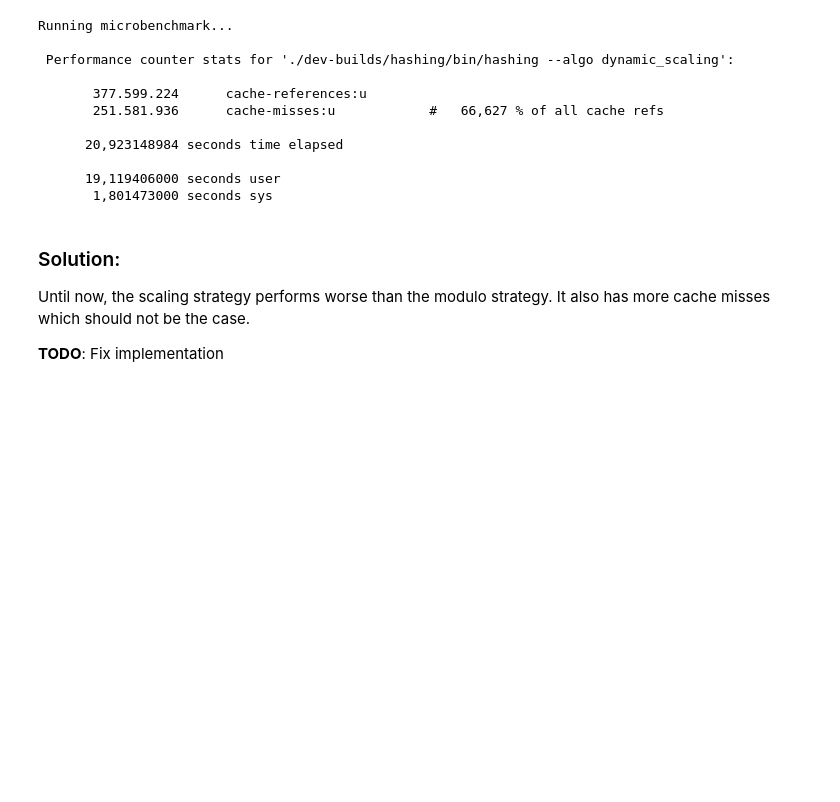
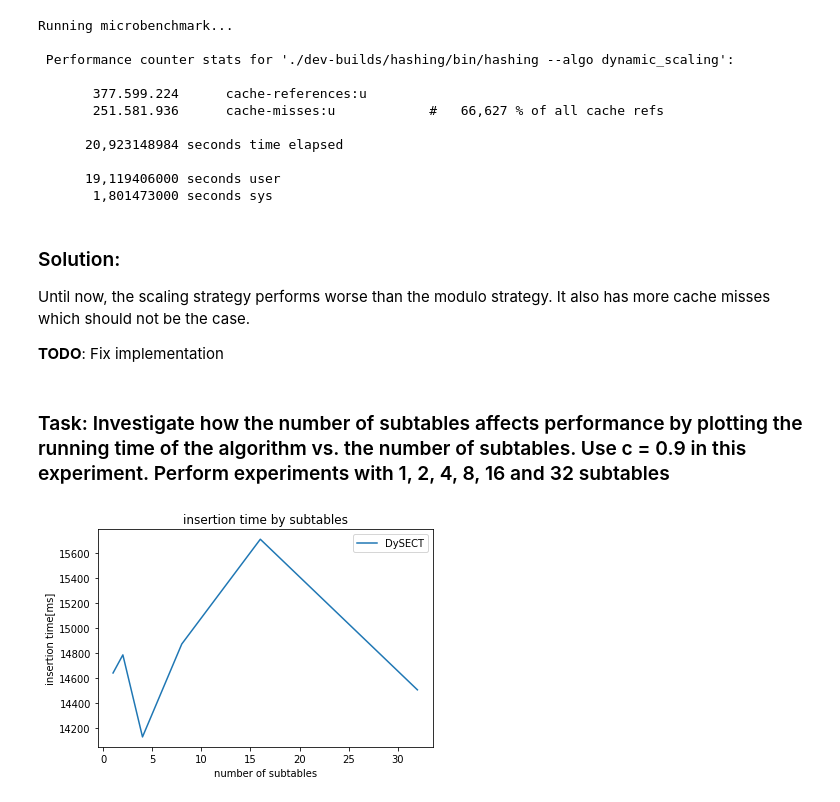
Before and after one commit to ramanujan12/exp_algo, a Jupyter notebook: ex2-hash-dynamic/evaluation.ipynb, the cells around one changed output. Saved outputs shown, nothing was run; the diff lists cells and outputs as text; code cells hidden in the pictures; blank space fills up the shorter version.

```diff
--- a/ex2-hash-dynamic/evaluation.ipynb
+++ b/ex2-hash-dynamic/evaluation.ipynb
@@ -84,3 +107,14 @@ Running microbenchmark...
 Until now, the scaling strategy performs worse than the modulo strategy. It also has more cache misses which should not be the case.
 
 **TODO**: Fix implementation
+# %% [markdown]
+### Task: Investigate how the number of subtables affects performance by plotting the running time of the algorithm vs. the number of subtables. Use c = 0.9 in this experiment. Perform experiments with 1, 2, 4, 8, 16 and 32 subtables
+# %%
+plt.plot(vec('dysect', 'subtables'), vec('dysect', 'time'), label = 'DySECT')
+plt.title('insertion time by subtables')
+plt.xlabel("number of subtables")
+plt.ylabel('insertion time[ms]')
+plt.legend()
+plt.show()
+# %% [output]
+[figure, added]
```
Also changed, not shown: parts of 3 cells of this notebook.
